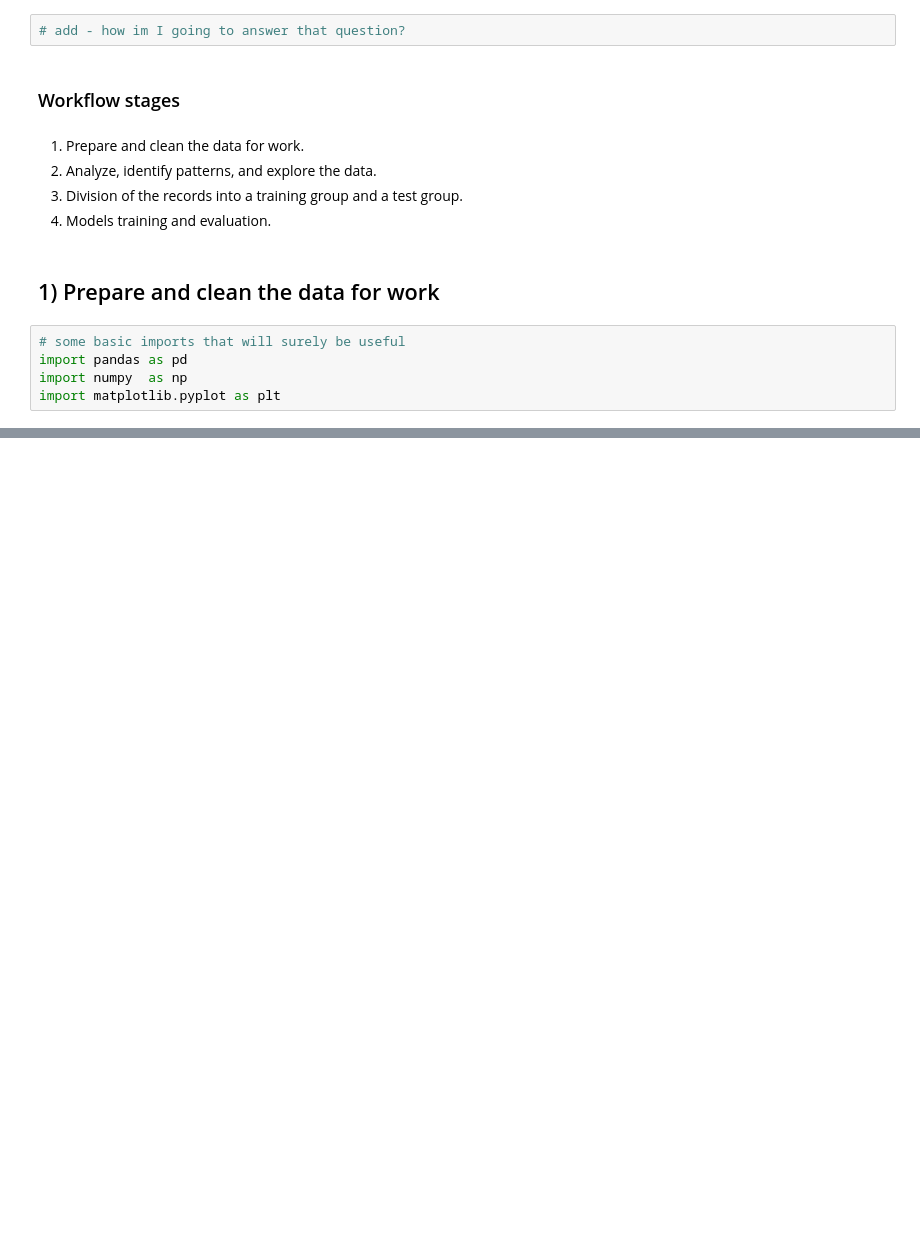
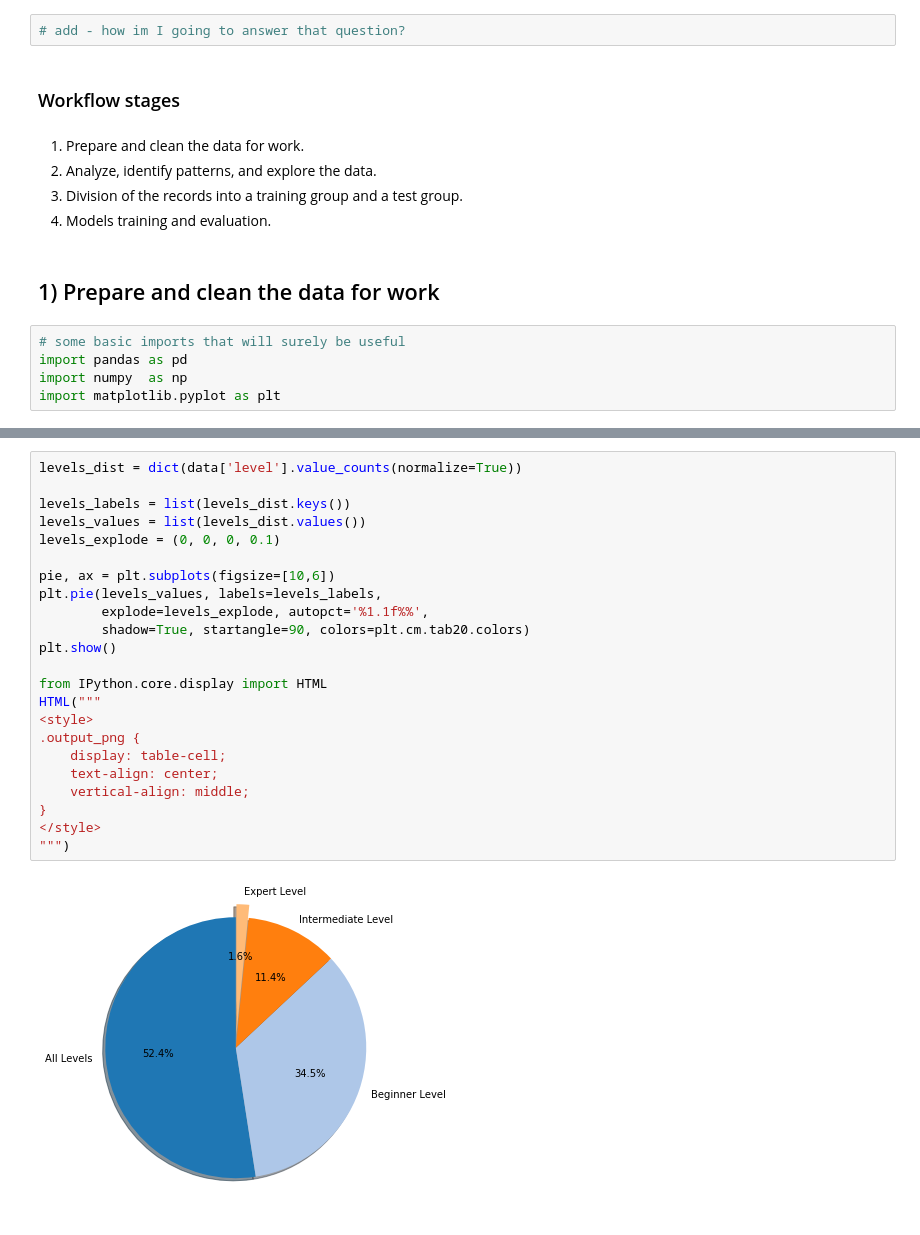
Before and after one commit to eelior/introduction-to-data-science-final-project, a Jupyter notebook: How to Win Udemy.ipynb, the cells around one changed output, grey strips where cells are left out. Drawn from its saved outputs; the diff is of its cells as text; blank space fills up the shorter version.

```diff
--- a/How to Win Udemy.ipynb
+++ b/How to Win Udemy.ipynb
@@ -40,0 +204,25 @@ import matplotlib.pyplot as plt
+# %%
+levels_dist = dict(data['level'].value_counts(normalize=True))
+
+levels_labels = list(levels_dist.keys())
+levels_values = list(levels_dist.values())
+levels_explode = (0, 0, 0, 0.1)
+
+pie, ax = plt.subplots(figsize=[10,6])
+plt.pie(levels_values, labels=levels_labels,
+        explode=levels_explode, autopct='%1.1f%%',
+        shadow=True, startangle=90, colors=plt.cm.tab20.colors)
+plt.show()
+
+from IPython.core.display import HTML
+HTML("""
+<style>
+.output_png {
+    display: table-cell;
+    text-align: center;
+    vertical-align: middle;
+}
+</style>
+""")
+# %% [output]
+[figure, added]
```
Also changed, not shown: parts of 26 cells of this notebook, 1 other file.
